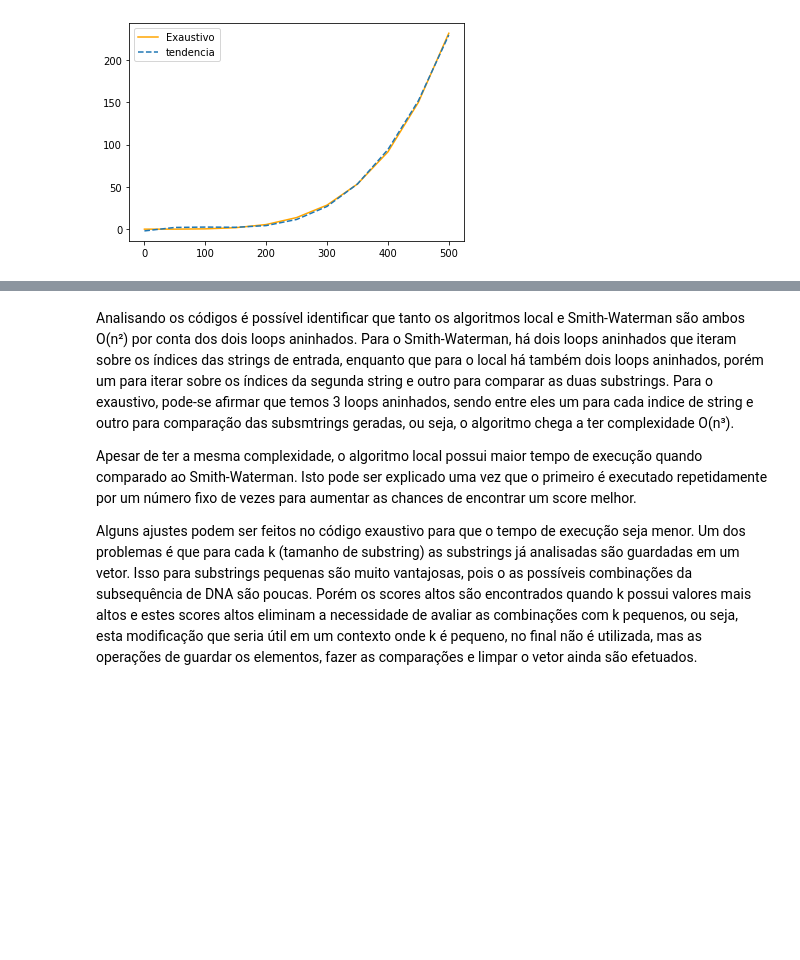
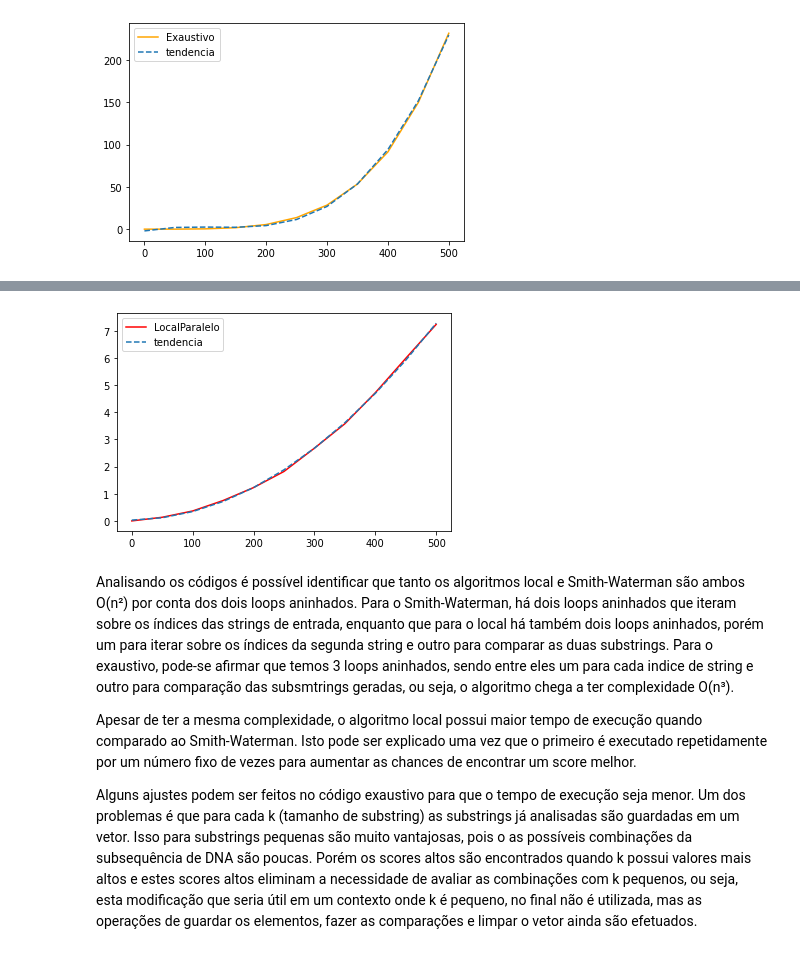
Before and after one commit to lucaskf1996/DnaAlignmentAlgorithmComparison, a Jupyter notebook: DnaAnalysis.ipynb, the cells around one changed output, grey strips where cells are left out. Saved outputs shown, nothing was run; the diff lists cells and outputs as text; code cells hidden in the pictures; blank space fills up the shorter version.

```diff
--- a/DnaAnalysis.ipynb
+++ b/DnaAnalysis.ipynb
@@ -281,3 +329,12 @@ plt.show()
+# %%
+z = np.polyfit(x, resultados2dRandomParalelo, 2)
+p = np.poly1d(z)
+plt.plot(x, resultados2dRandomParalelo, label = "LocalParalelo", color = "red")
+plt.plot(x, p(x), '--', label = "tendencia")
+plt.legend()
+plt.show()
+# %% [output]
+[figure, added]
 # %% [markdown]
 Analisando os códigos é possível identificar que tanto os algoritmos local e Smith-Waterman são ambos O(n²) por conta dos dois loops aninhados. Para o Smith-Waterman, há dois loops aninhados que iteram sobre os índices das strings de entrada, enquanto que para o local há também dois loops aninhados, porém um para iterar sobre os índices da segunda string e outro para comparar as duas substrings. Para o exaustivo, pode-se afirmar que temos 3 loops aninhados, sendo entre eles um para cada indice de string e outro para comparação das subsmtrings geradas, ou seja, o algoritmo chega a ter complexidade O(n³).
 
```
Also changed, not shown: parts of 10 cells of this notebook, 15 other files.
